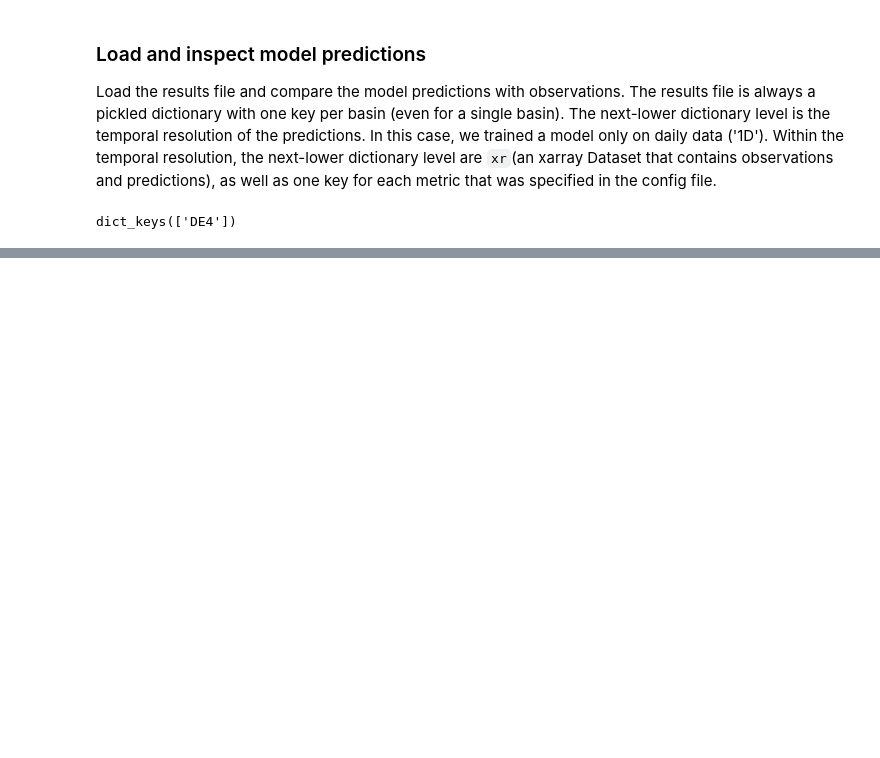
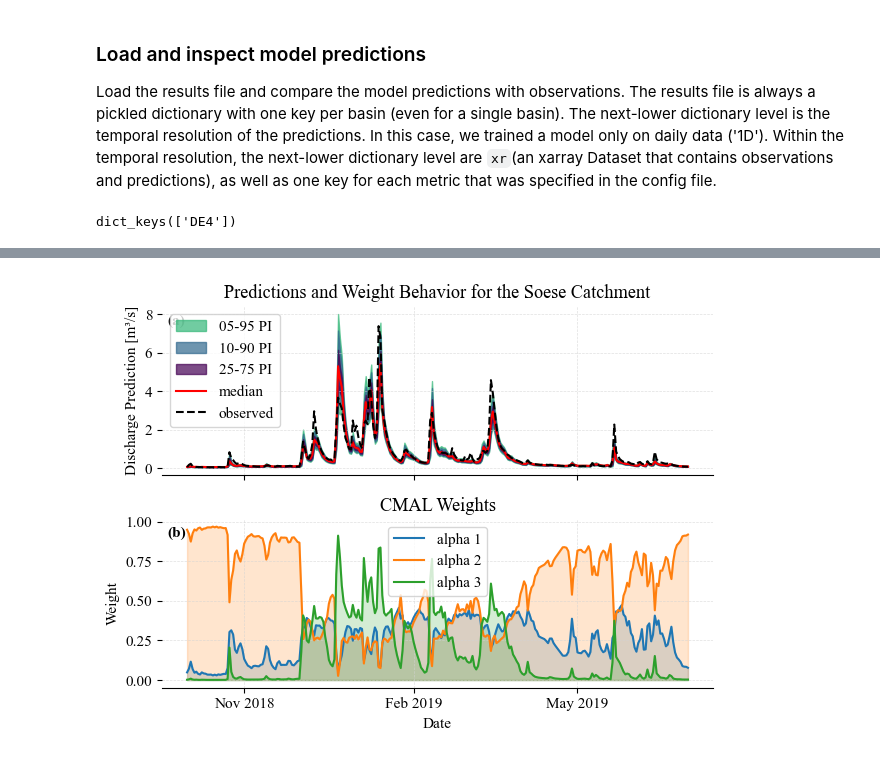
Before and after one commit to gjohnen1/neuralhydrology, a Jupyter notebook: camels_harz/single_basin_multi_forcing_MDN/DE4_riefensbeek_soese/DE_4_riefensbeek_soese_mdn.ipynb, the cells around one changed output, grey strips where cells are left out. Saved outputs shown, nothing was run; the diff lists cells and outputs as text; code cells hidden in the pictures; blank space fills up the shorter version.

Commit message:
Add cmal lstm inspection of weights

```diff
--- a/camels_harz/single_basin_multi_forcing_MDN/DE4_riefensbeek_soese/DE_4_riefensbeek_soese_mdn.ipynb
+++ b/camels_harz/single_basin_multi_forcing_MDN/DE4_riefensbeek_soese/DE_4_riefensbeek_soese_mdn.ipynb
@@ -48,7 +52,7 @@ eval_run(run_dir=run_dir, period="test")
 ### Load and inspect model predictions
 Load the results file and compare the model predictions with observations. The results file is always a pickled dictionary with one key per basin (even for a single basin). The next-lower dictionary level is the temporal resolution of the predictions. In this case, we trained a model only on daily data ('1D'). Within the temporal resolution, the next-lower dictionary level are `xr`(an xarray Dataset that contains observations and predictions), as well as one key for each metric that was specified in the config file.
 # %%
-with open(run_dir / "test" / "model_epoch020" / "test_results.p", "rb") as fp:
+with open(run_dir / "test" / "model_epoch075" / "test_results.p", "rb") as fp:
     results = pickle.load(fp)
 
 results.keys()
@@ -83,0 +85,11 @@ fig.show()
+# %%
+cudalstm_config = Config(Path("DE_4_basin.yml"))
+
+# create a new model instance with random weights
+cuda_lstm = CudaLSTM(cfg=cudalstm_config)
+
+# load the trained weights into the new model.
+model_path = run_dir / 'model_epoch075.pt'
+model_weights = torch.load(str(model_path), map_location='cpu')  # load the weights from the file, creating the weight tensors on CPU
+cuda_lstm.load_state_dict(model_weights)  # set the new model's weights to the values loaded from file
+cuda_lstm
@@ -83,0 +132,81 @@ fig.show()
+# %%
+# Concatenate all batches into one tensor that contains the final time step of each sample.
+mix_comp_weights = torch.cat([out['pi'][:, -1, :] for out in cudalstm_output], dim=0)
+
+# Load the forcings input for the corresponding date range
+date_range = pd.date_range(cudalstm_config.test_start_date, cudalstm_config.test_end_date, freq='1D')
+# %%
+# Define the restricted date range
+start_date = '2018-10-01'
+end_date = '2019-06-30'
+
+# Figure size
+fig_width = 6.4  # in inches
+fig_height = fig_width * 0.75  # Maintain aspect ratio
+
+# Filter date_range and corresponding data
+mask = (date_range >= start_date) & (date_range <= end_date)
+date_range_filtered = date_range[mask]
+qsim_filtered = qsim[mask, :]
+qobs_filtered = qobs[mask]
+mix_comp_weights_filtered = mix_comp_weights[mask, :]
+
+# Create the subplot with 2 rows and 1 column
+fig, (ax1, ax2) = plt.subplots(2, 1, figsize=(fig_width, fig_height), sharex=True)
+
+# First subplot (Predictions)
+y_median = np.median(qsim_filtered, axis=-1).flatten()
+y_25 = np.percentile(qsim_filtered, 25, axis=-1).flatten()
+y_75 = np.percentile(qsim_filtered, 75, axis=-1).flatten()
+y_10 = np.percentile(qsim_filtered, 10, axis=-1).flatten()
+y_90 = np.percentile(qsim_filtered, 90, axis=-1).flatten()
+y_05 = np.percentile(qsim_filtered, 5, axis=-1).flatten()
+y_95 = np.percentile(qsim_filtered, 95, axis=-1).flatten()
+
+# Plotting in the first subplot
+ax1.fill_between(date_range_filtered, y_05, y_95, color='#35B779', label='05-95 PI', alpha=0.7)
+ax1.fill_between(date_range_filtered, y_10, y_90, color='#31688E', label='10-90 PI', alpha=0.7)
+ax1.fill_between(date_range_filtered, y_25, y_75, color="#440154", label='25-75 PI', alpha=0.7)
+ax1.plot(date_range_filtered, y_median, '-', color='red', label="median")
+ax1.plot(date_range_filtered, qobs_filtered, '--', color='black', label="observed")
+
+# Format the x-ticks and remove unnecessary spines
+ax1.xaxis.set_major_locator(mdates.MonthLocator(interval=3))  # Show every 3 months
+ax1.xaxis.set_major_formatter(mdates.DateFormatter('%b %Y'))  # Format as 'Month Year'
+for spine in ['top', 'right', 'left']:
+    ax1.spines[spine].set_visible(False)
+
+# Axis labels, title, grid, and legend for ax1
+ax1.set_ylabel('Discharge Prediction [m³/s]')
+ax1.legend()
+ax1.set_title('Predictions and Weight Behavior for the Soese Catchment')
+ax1.grid(True, which='both', color='lightgrey', linestyle='--', linewidth=0.5, alpha=0.7)
+ax1.text(0.01, 0.95, "(a)", transform=ax1.transAxes, verticalalignment='top', fontweight='bold')
+
+# Second subplot (CMAL weights)
+colors = ['#1f77b4', '#ff7f0e', '#2ca02c', '#d62728', '#9467bd']  # Define color palette
+for i in range(mix_comp_weights_filtered.shape[1]):
+    ax2.plot(date_range_filtered, mix_comp_weights_filtered[:, i], label=f'alpha {i+1}', color=colors[i])
+    ax2.fill_between(date_range_filtered, 0, mix_comp_weights_filtered[:, i], color=colors[i], alpha=0.2)
+
+# Remove unnecessary spines and set labels
+for spine in ['top', 'right', 'left']:
+    ax2.spines[spine].set_visible(False)
+ax2.set_xlabel('Date')  # Shared x-axis label
+ax2.set_ylabel('Weight')
+ax2.set_title('CMAL Weights')
+ax2.legend()
+ax2.grid(True, which='both', color='lightgrey', linestyle='--', linewidth=0.5, alpha=0.7)
+ax2.text(0.01, 0.95, "(b)", transform=ax2.transAxes, verticalalignment='top', fontweight='bold')
+
+# Set font type to Times New Roman globally and update font size
+plt.rcParams['font.family'] = 'Times New Roman'
+plt.rcParams.update({'font.size': 11})
+
+# Adjust layout to prevent overlap
+plt.tight_layout()
+
+# Show the plot
+plt.show()
+# %% [output]
+[figure, added]
```
Also changed, not shown: parts of 9 cells of this notebook.
